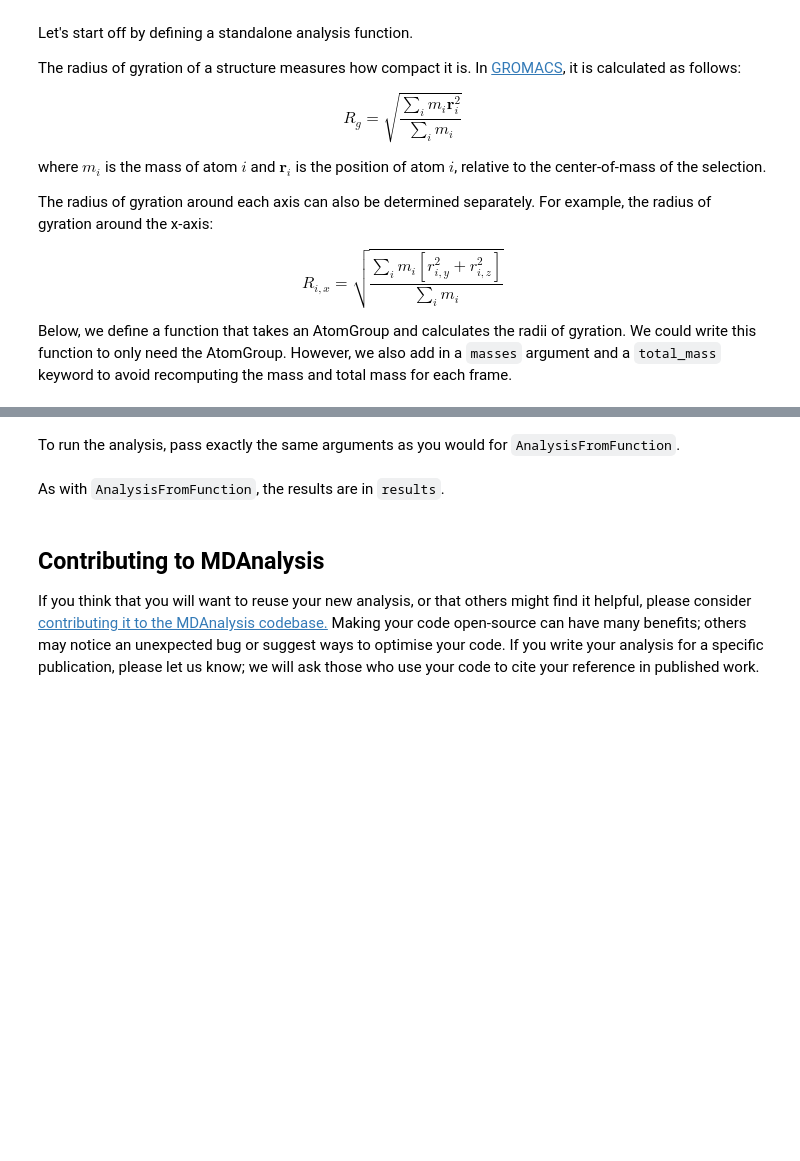
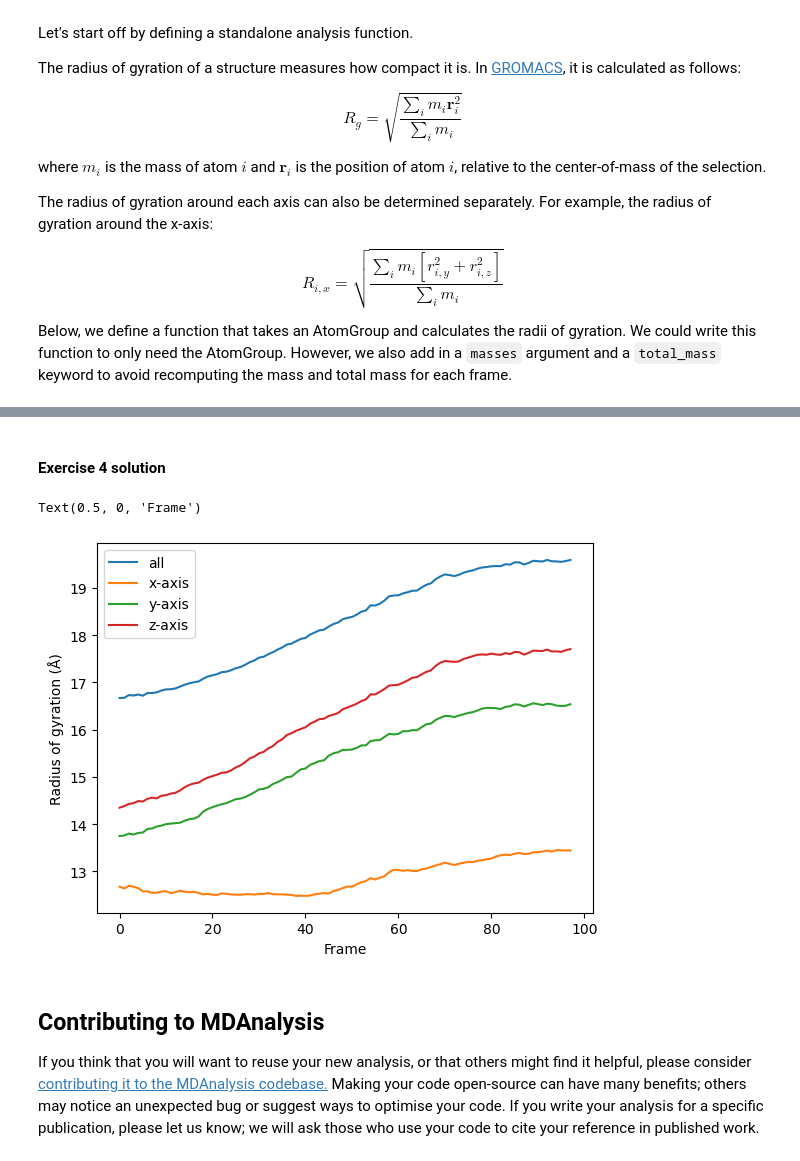
Before and after one commit to MDAnalysis/MDAnalysisMolSSIWorkshop-Intermediate2Day, a Jupyter notebook: notebooks/Tutorial3_Analysis.ipynb, the cells around one changed output, grey strips where cells are left out. Drawn from its saved outputs; the diff is of its cells as text; code cells hidden in the pictures; blank space fills up the shorter version.

```diff
--- a/notebooks/Tutorial3_Analysis.ipynb
+++ b/notebooks/Tutorial3_Analysis.ipynb
@@ -368,5 +391,11 @@ rog_10.results['timeseries'].shape
 # %%
-for col, label in zip(rog_10.results['timeseries'].T, labels):
+rog = RadiusOfGyration(atomgroup=protein)
+rog.run()
+
+rog_results = rog.results.radgyr
+
+labels = ['all', 'x-axis', 'y-axis', 'z-axis']
+for col, label in zip(rog_results.T, labels):
     plt.plot(col, label=label)
 plt.legend()
 plt.ylabel('Radius of gyration (Å)')
@@ -380,4 +402,0 @@ You can apply `analysis_class` to any function that you can run with `AnalysisFr
-# %%
-RadiusOfGyration = analysis_class(radgyr)
-# %% [markdown]
-To run the analysis, pass exactly the same arguments as you would for `AnalysisFromFunction`.
@@ -389,12 +403,38 @@ rog_u1.run()
-# %% [markdown]
-As with `AnalysisFromFunction`, the results are in `results`.
+# %% [markdown]
+#### Exercise 4 solution
+# %%
+# Exercise 4 solution
+class RadiusOfGyration(AnalysisBase):
+    def __init__(self, atomgroup, **kwargs):
+        self.atomgroup = atomgroup
+        self.atom_masses = atomgroup.masses
+        self.total_mass = np.sum(atomgroup.masses)
+        super().__init__(atomgroup.universe.trajectory,
+                         **kwargs)
+
+    def _prepare(self):
+        # called before iteration on the trajectory has begun.
+        # initialize results
+        self.results.radgyr = np.zeros([u.trajectory.n_frames, 4])
+
+    def _single_frame(self):
+        # called after the trajectory is moved onto each new frame.
+        self.results.radgyr[self._frame_index] = radgyr(self.atomgroup, self.atom_masses, self.total_mass)
 # %%
-for col, label in zip(rog_u1.results['timeseries'].T, labels):
+rog = RadiusOfGyration(atomgroup=protein)
+rog.run()
+
+rog_results = rog.results.radgyr
+
+labels = ['all', 'x-axis', 'y-axis', 'z-axis']
+for col, label in zip(rog_results.T, labels):
     plt.plot(col, label=label)
 plt.legend()
 plt.ylabel('Radius of gyration (Å)')
 plt.xlabel('Frame')
-plt.show()
+# %% [output]
+Text(0.5, 0, 'Frame')
+[figure, added]
 # %% [markdown]
 ## Contributing to MDAnalysis
 
```
Also changed, not shown: parts of 77 cells of this notebook, 2 other files.
